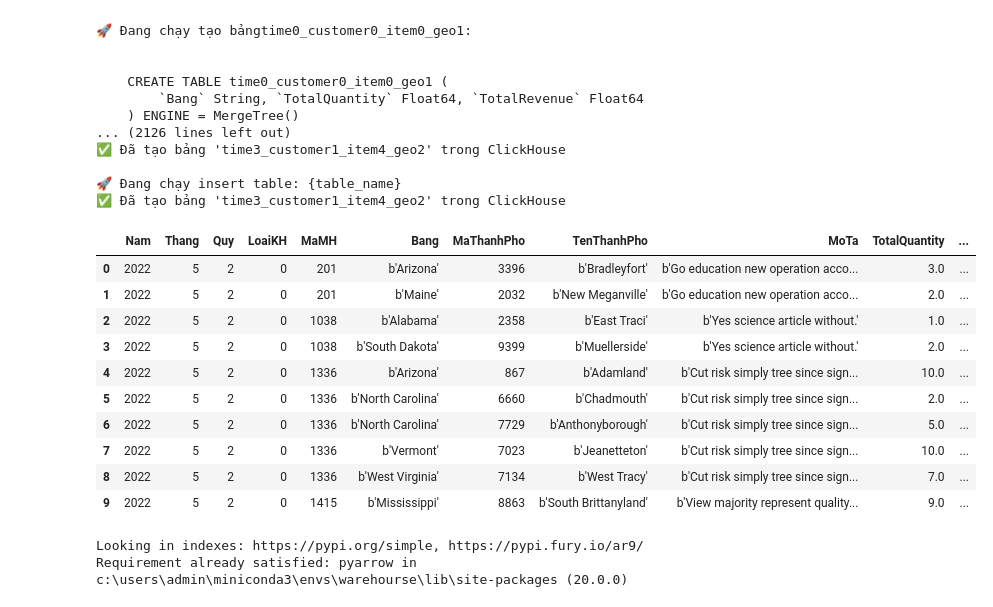
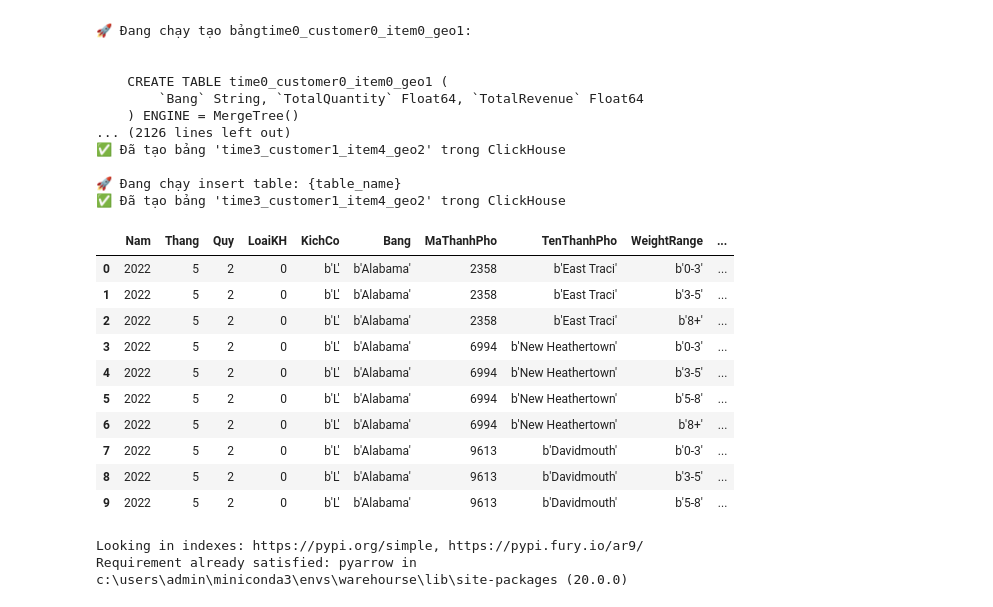
Before and after one commit to nhan-bui/data-warehouse, a Jupyter notebook: make_cube.ipynb, the cells around one changed output. Drawn from its saved outputs; the diff is of its cells as text; code cells hidden in the pictures.

```diff
--- a/make_cube.ipynb
+++ b/make_cube.ipynb
@@ -826,19 +830,19 @@ sql_connection = create_engine('mysql+pymysql://nhanadmin:nhandeptrai191@localho
 # %%
 import json
-result = client.query_arrow("select * from time3_customer1_item3_geo2").to_pandas()
+result = client.query_arrow("SELECT * FROM time3_customer1_item4_geo2").to_pandas()
 result.head(10)
 # %% [output]
-|  | Nam | Thang | Quy | LoaiKH | MaMH | Bang | MaThanhPho | TenThanhPho | MoTa | TotalQuantity | ... |
-| 0 | 2022 | 5 | 2 | 0 | 201 | b'Arizona' | 3396 | b'Bradleyfort' | b'Go education new operation acco... | 3.0 | ... |
-| 1 | 2022 | 5 | 2 | 0 | 201 | b'Maine' | 2032 | b'New Meganville' | b'Go education new operation acco... | 2.0 | ... |
-| 2 | 2022 | 5 | 2 | 0 | 1038 | b'Alabama' | 2358 | b'East Traci' | b'Yes science article without.' | 1.0 | ... |
-| 3 | 2022 | 5 | 2 | 0 | 1038 | b'South Dakota' | 9399 | b'Muellerside' | b'Yes science article without.' | 2.0 | ... |
-| 4 | 2022 | 5 | 2 | 0 | 1336 | b'Arizona' | 867 | b'Adamland' | b'Cut risk simply tree since sign... | 10.0 | ... |
-| 5 | 2022 | 5 | 2 | 0 | 1336 | b'North Carolina' | 6660 | b'Chadmouth' | b'Cut risk simply tree since sign... | 2.0 | ... |
-| 6 | 2022 | 5 | 2 | 0 | 1336 | b'North Carolina' | 7729 | b'Anthonyborough' | b'Cut risk simply tree since sign... | 5.0 | ... |
-| 7 | 2022 | 5 | 2 | 0 | 1336 | b'Vermont' | 7023 | b'Jeanetteton' | b'Cut risk simply tree since sign... | 10.0 | ... |
-| 8 | 2022 | 5 | 2 | 0 | 1336 | b'West Virginia' | 7134 | b'West Tracy' | b'Cut risk simply tree since sign... | 7.0 | ... |
-| 9 | 2022 | 5 | 2 | 0 | 1415 | b'Mississippi' | 8863 | b'South Brittanyland' | b'View majority represent quality... | 9.0 | ... |
+|  | Nam | Thang | Quy | LoaiKH | KichCo | Bang | MaThanhPho | TenThanhPho | WeightRange | ... |
+| 0 | 2022 | 5 | 2 | 0 | b'L' | b'Alabama' | 2358 | b'East Traci' | b'0-3' | ... |
+| 1 | 2022 | 5 | 2 | 0 | b'L' | b'Alabama' | 2358 | b'East Traci' | b'3-5' | ... |
+| 2 | 2022 | 5 | 2 | 0 | b'L' | b'Alabama' | 2358 | b'East Traci' | b'8+' | ... |
+| 3 | 2022 | 5 | 2 | 0 | b'L' | b'Alabama' | 6994 | b'New Heathertown' | b'0-3' | ... |
+| 4 | 2022 | 5 | 2 | 0 | b'L' | b'Alabama' | 6994 | b'New Heathertown' | b'3-5' | ... |
+| 5 | 2022 | 5 | 2 | 0 | b'L' | b'Alabama' | 6994 | b'New Heathertown' | b'5-8' | ... |
+| 6 | 2022 | 5 | 2 | 0 | b'L' | b'Alabama' | 6994 | b'New Heathertown' | b'8+' | ... |
+| 7 | 2022 | 5 | 2 | 0 | b'L' | b'Alabama' | 9613 | b'Davidmouth' | b'0-3' | ... |
+| 8 | 2022 | 5 | 2 | 0 | b'L' | b'Alabama' | 9613 | b'Davidmouth' | b'3-5' | ... |
+| 9 | 2022 | 5 | 2 | 0 | b'L' | b'Alabama' | 9613 | b'Davidmouth' | b'5-8' | ... |
 # %%
 ! pip install pyarrow --pre --extra-index-url https://pypi.fury.io/ar9/
 # %% [output]
```
Also changed, not shown: parts of 2 cells of this notebook, 26 other files.
